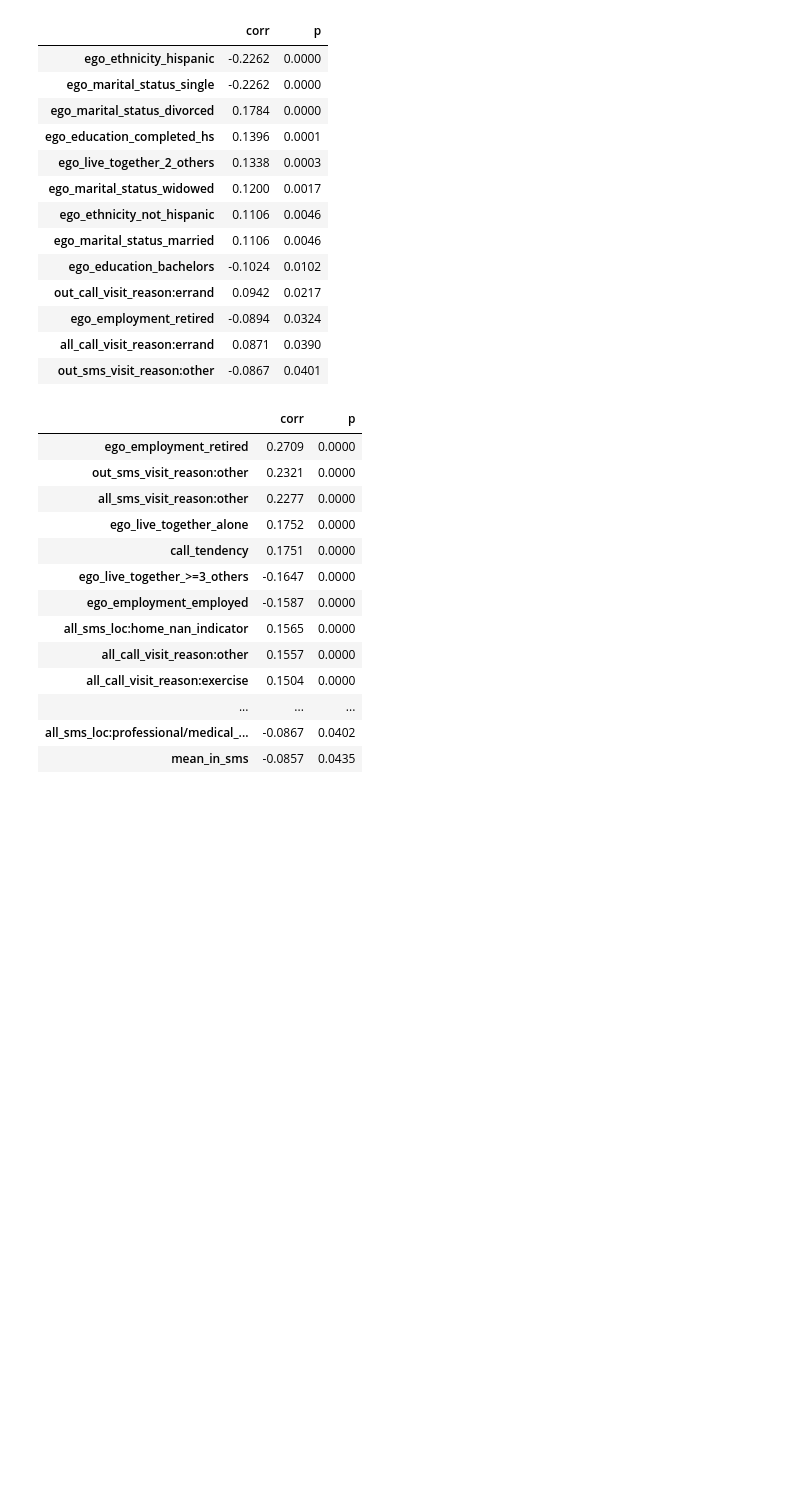
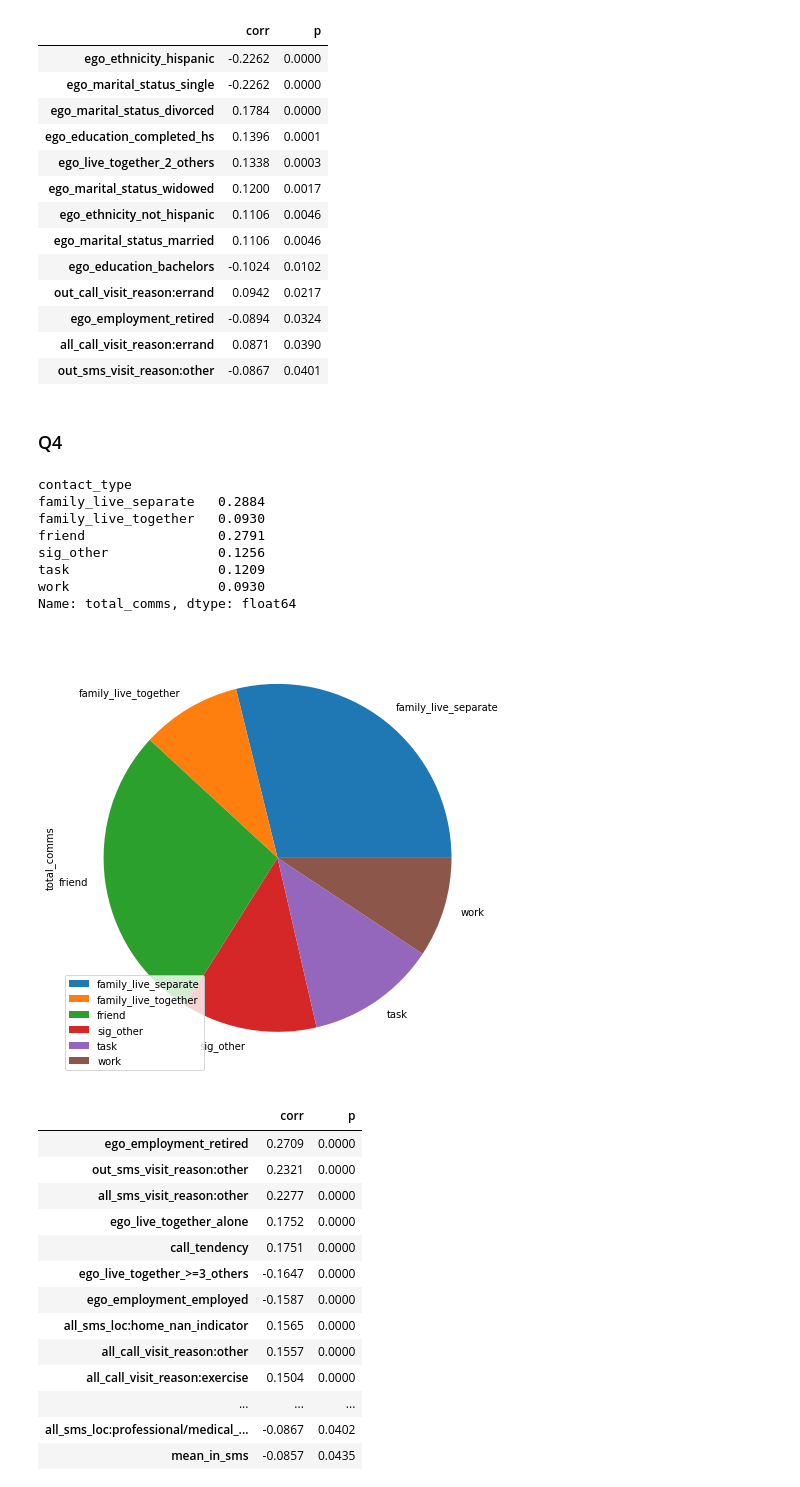
Before and after one commit to tliu526/relationship-prediction, a Jupyter notebook: notebooks/subpopulation_prediction.ipynb, the cells around one changed output. Saved outputs shown, nothing was run; the diff lists cells and outputs as text; code cells hidden in the pictures; blank space fills up the shorter version.

```diff
--- a/notebooks/subpopulation_prediction.ipynb
+++ b/notebooks/subpopulation_prediction.ipynb
@@ -261,6 +306,24 @@ display(sig_features)
 | ego_employment_retired | -0.0894 | 0.0324 |
 | all_call_visit_reason:errand | 0.0871 | 0.0390 |
 | out_sms_visit_reason:other | -0.0867 | 0.0401 |
+# %% [markdown]
+### Q4
+# %%
+q4_types = top5_all_data.loc[top5_all_data['ego_age_q'] == 'age_q4'].drop_duplicates('combined_hash')
+q4_groups = q4_types.groupby('contact_type').count()
+q4_groups.plot.pie('total_comms', figsize=(8,8))
+plt.legend(loc='lower left')
+display(q4_groups['total_comms'] / q4_groups['total_comms'].sum())
+# %% [output]
+contact_type
+family_live_separate   0.2884
+family_live_together   0.0930
+friend                 0.2791
+sig_other              0.1256
+task                   0.1209
+work                   0.0930
+Name: total_comms, dtype: float64
+[figure, added]
 # %%
 age_q4_corrs = r_corrs[age_q4_idx]
 age_q4_p_vals = r_p_vals[age_q4_idx]
```
Also changed, not shown: parts of 19 cells of this notebook.
